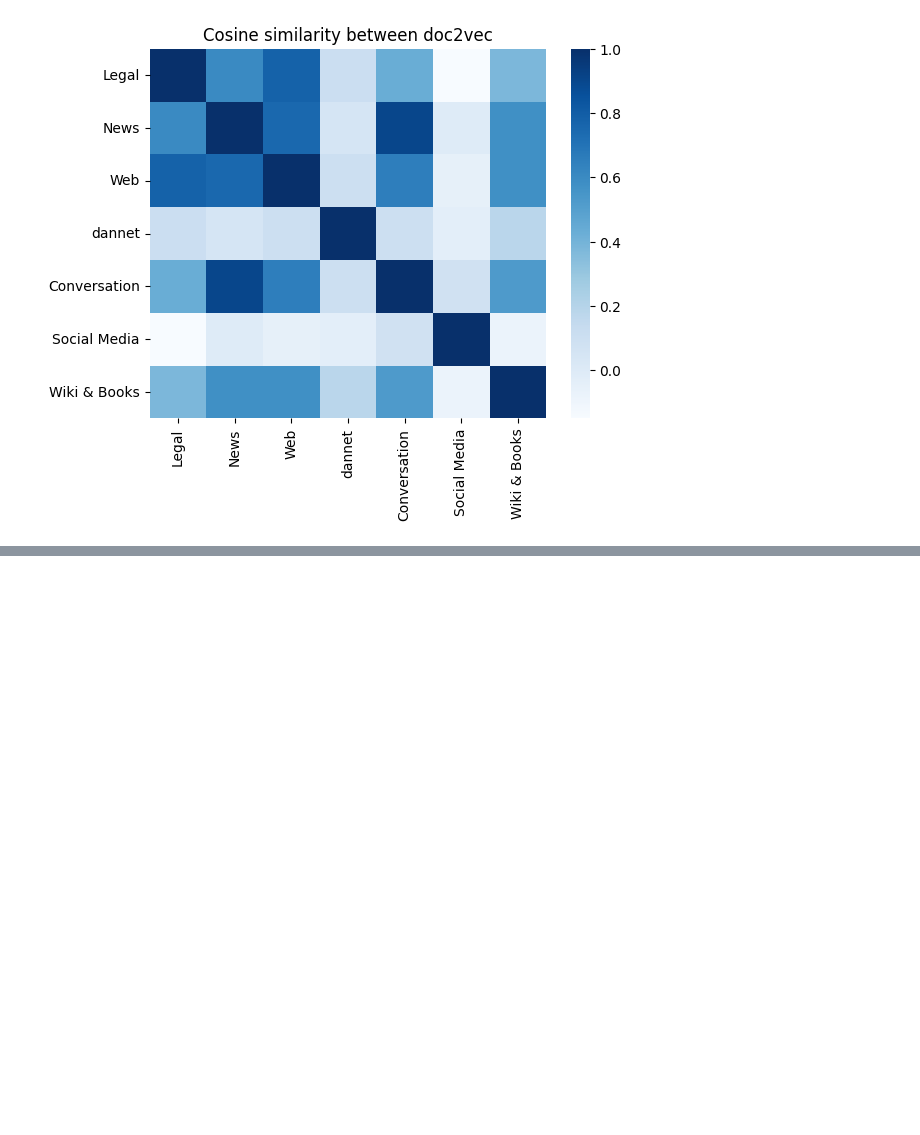
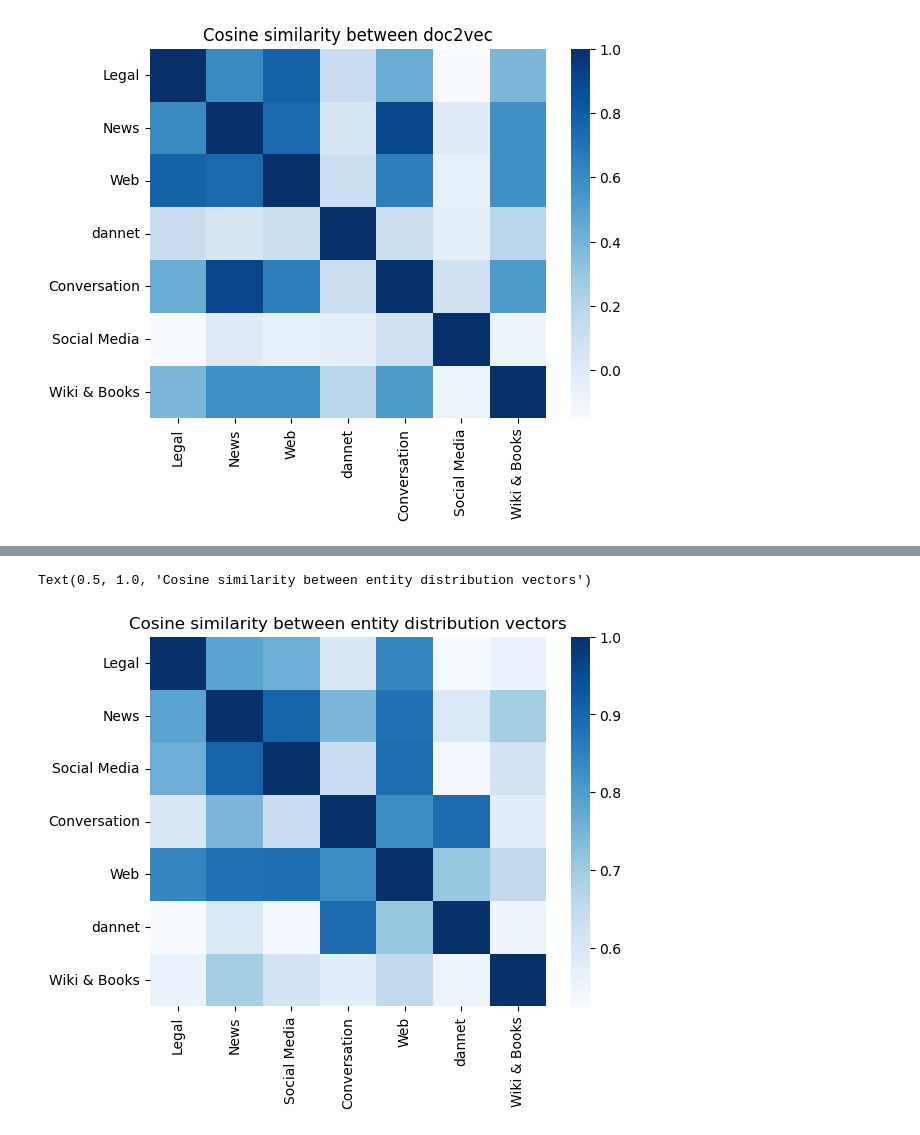
Before and after one commit to krusand/CrossNER-Active-Learning, a Jupyter notebook: eda.ipynb, the cells around one changed output, grey strips where cells are left out. Cells and saved outputs as stored; diff of their text form; code cells hidden in the pictures; blank space fills up the shorter version.

Commit message:
added heatmap of entity probability distributions for each domain

```diff
--- a/eda.ipynb
+++ b/eda.ipynb
@@ -4,7 +5,7 @@ from sklearn.metrics.pairwise import cosine_similarity
 import seaborn as sns
 import matplotlib.pyplot as plt
 # %%
-train_df = pd.read_parquet("data/train-00000-of-00001.parquet")
+train_df = pd.read_parquet("data/train.parquet")
 # %%
 domains = set(train_df["dagw_domain"])
 
@@ -74,0 +129,17 @@ Text(0.5, 1.0, 'Cosine similarity between doc2vec')
+# %%
+# creating a dictionary containing the cosine similarity of each probability vector between every pair of domains
+domains.remove(None)
+simmilarity_dict = {domain: dict() for domain in domains}
+for domain_a in domains:
+     vector_a = perc_dict[domain_a]
+     for domain_b in domains:
+        vector_b = perc_dict[domain_b]
+        simmilarity_dict[domain_a][domain_b] = cosine_similarity(vector_a, vector_b)[0][0]
+
+# plotting a heatmap of the cosine similarity between each probability vector for each domain
+simmilarity_df = pd.DataFrame(simmilarity_dict)
+sns.heatmap(simmilarity_df, cmap=sns.color_palette("Blues", as_cmap=True))
+plt.title("Cosine similarity between entity distribution vectors")
+# %% [output]
+Text(0.5, 1.0, 'Cosine similarity between entity distribution vectors')
+[figure, added]
```
Also changed, not shown: parts of 3 cells of this notebook.
